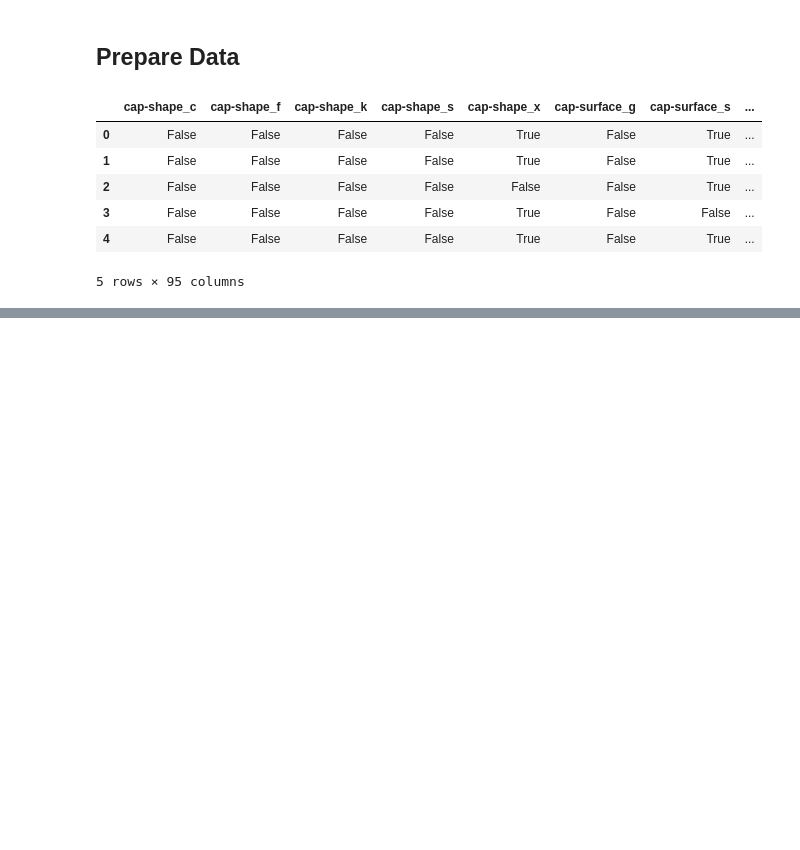
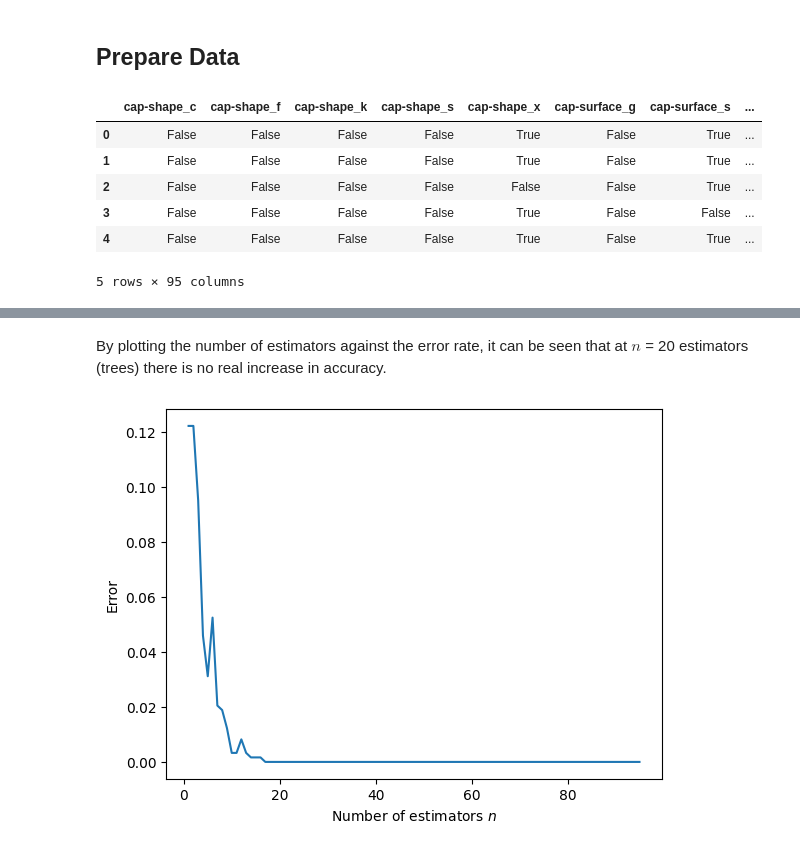
Before and after one commit to Mando-coder/machine-learning, a Jupyter notebook: src/notebooks/14_Boosting.ipynb, the cells around one changed output, grey strips where cells are left out. Cells and saved outputs as stored; diff of their text form; code cells hidden in the pictures; blank space fills up the shorter version.

```diff
--- a/src/notebooks/14_Boosting.ipynb
+++ b/src/notebooks/14_Boosting.ipynb
@@ -113,0 +110,4 @@ X_train, X_test, y_train, y_test = train_test_split(X, y, test_size=0.15, random
+# %%
+model = AdaBoostClassifier(n_estimators=1)
+# %%
+model.fit(X_train, y_train)
@@ -113,0 +116,2 @@ X_train, X_test, y_train, y_test = train_test_split(X, y, test_size=0.15, random
+# %%
+y_pred = model.predict(X_test)
@@ -113,0 +146,20 @@ X_train, X_test, y_train, y_test = train_test_split(X, y, test_size=0.15, random
+# %%
+error_rates = []
+N = len(X.columns) + 1
+n_values = range(1, N)
+for n in n_values:
+    model = AdaBoostClassifier(n_estimators=n)
+    model.fit(X_train, y_train)
+    y_pred = model.predict(X_test)
+
+    e = 1 - accuracy_score(y_test, y_pred)
+    error_rates.append(e)
+# %% [markdown]
+By plotting the number of estimators against the error rate, it can be seen that at $n$ = 20 estimators (trees) there is no real increase in accuracy.
+# %%
+plt.plot(n_values, error_rates)
+plt.xlabel('Number of estimators $n$')
+plt.ylabel('Error')
+plt.show()
+# %% [output]
+[figure, added]
```
Also changed, not shown: parts of 11 cells of this notebook.
